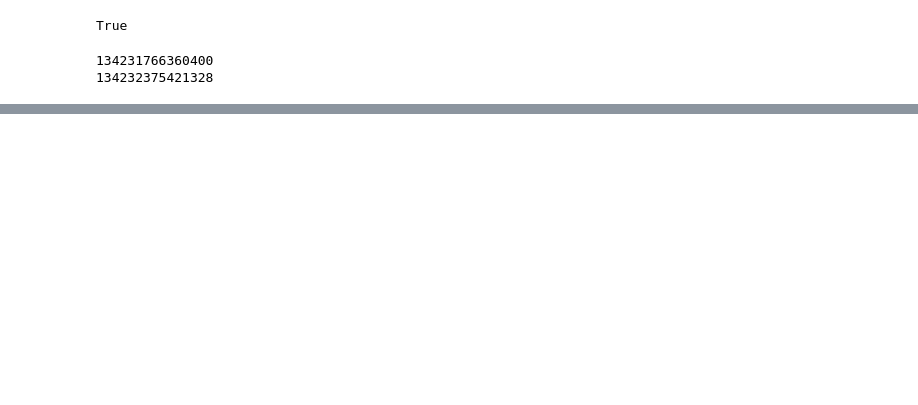
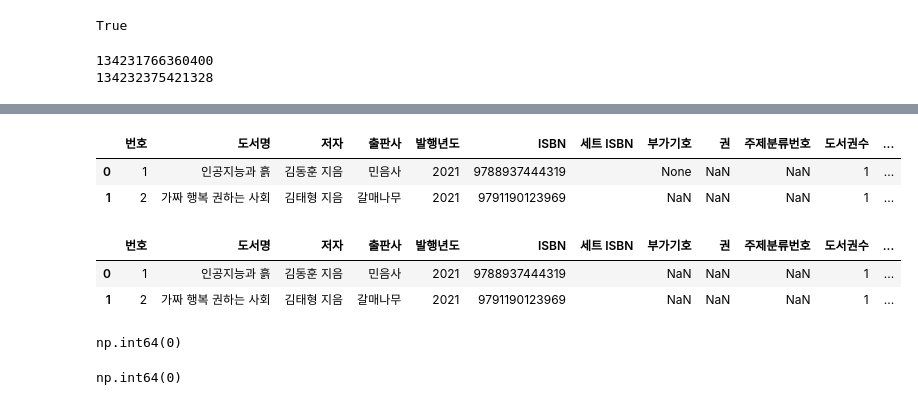
Before and after one commit to KIJOONG1127/data_anal, a Jupyter notebook: ch03.ipynb, the cells around one changed output, grey strips where cells are left out. Cells and saved outputs as stored; diff of their text form; code cells hidden in the pictures; blank space fills up the shorter version.

```diff
--- a/ch03.ipynb
+++ b/ch03.ipynb
@@ -342,0 +391,32 @@ print(id(ns_book4))
+# %%
+# 파이썬에서는 데이터 없음 - None
+ns_book4.loc[0, "부가기호"] = None
+ns_book4.head(2)
+# %% [output]
+|  | 번호 | 도서명 | 저자 | 출판사 | 발행년도 | ISBN | 세트 ISBN | 부가기호 | 권 | 주제분류번호 | 도서권수 | ... |
+| 0 | 1 | 인공지능과 흙 | 김동훈 지음 | 민음사 | 2021 | 9788937444319 |  | None | NaN | NaN | 1 | ... |
+| 1 | 2 | 가짜 행복 권하는 사회 | 김태형 지음 | 갈매나무 | 2021 | 9791190123969 |  | NaN | NaN | NaN | 1 | ... |
+# %%
+# NaN - numpy.nan 사용한다.
+import numpy as np
+ns_book4.loc[0, "부가기호"] = np.nan
+ns_book4.head(2)
+# %% [output]
+|  | 번호 | 도서명 | 저자 | 출판사 | 발행년도 | ISBN | 세트 ISBN | 부가기호 | 권 | 주제분류번호 | 도서권수 | ... |
+| 0 | 1 | 인공지능과 흙 | 김동훈 지음 | 민음사 | 2021 | 9788937444319 |  | NaN | NaN | NaN | 1 | ... |
+| 1 | 2 | 가짜 행복 권하는 사회 | 김태형 지음 | 갈매나무 | 2021 | 9791190123969 |  | NaN | NaN | NaN | 1 | ... |
+# %%
+# 조건 - 데이터 선택할 때 사용
+set_isbn_na_rows = ns_book4["세트 ISBN"].isna()
+# 세트 ISBN 의 열 중에서 NaN으로 된 데이터 행을 찾아서 열 "세트 ISBN" 의 데이터를 "" 바꾼다.
+ns_book4.loc[set_isbn_na_rows, "세트 ISBN"] = ""
+# 비어 있는 데이터의 카운트를 센다. -> 0
+ns_book4["세트 ISBN"].isna().sum()
+# ns_book4["권"].isna().sum()
+# %% [output]
+np.int64(0)
+# %%
+# 데이터가 없는(NaN) 항목에 대해서 다른 데이터 채우자.
+ns_book4["부가기호"].fillna("없음").isna().sum()
+# %% [output]
+np.int64(0)
```
Also changed, not shown: parts of 8 cells of this notebook.
